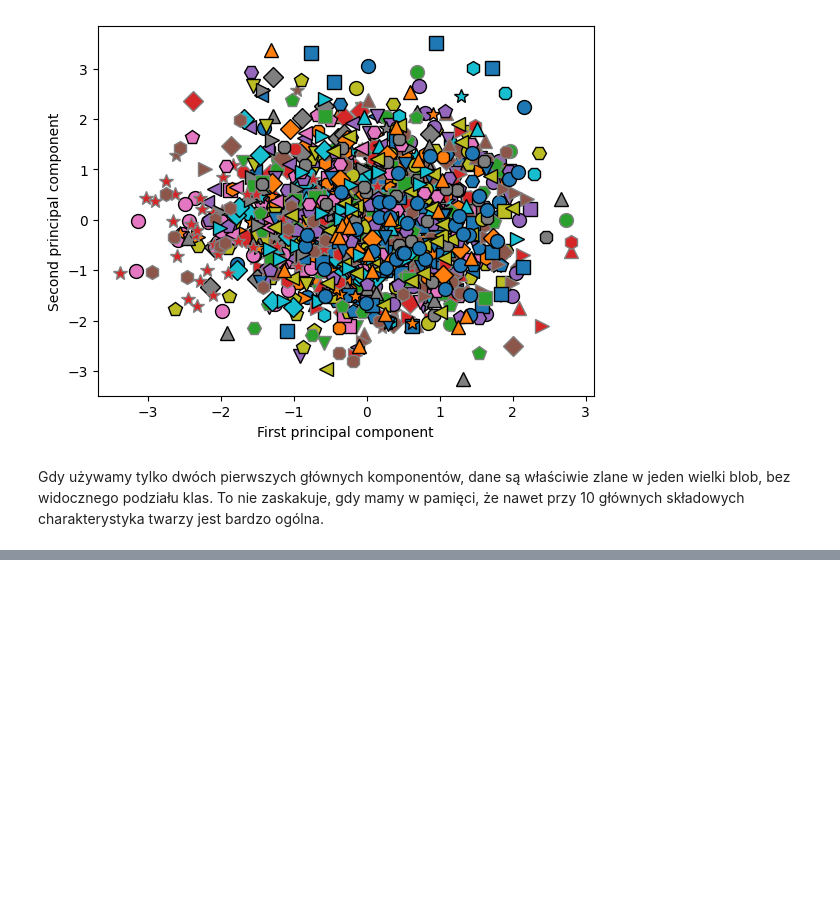
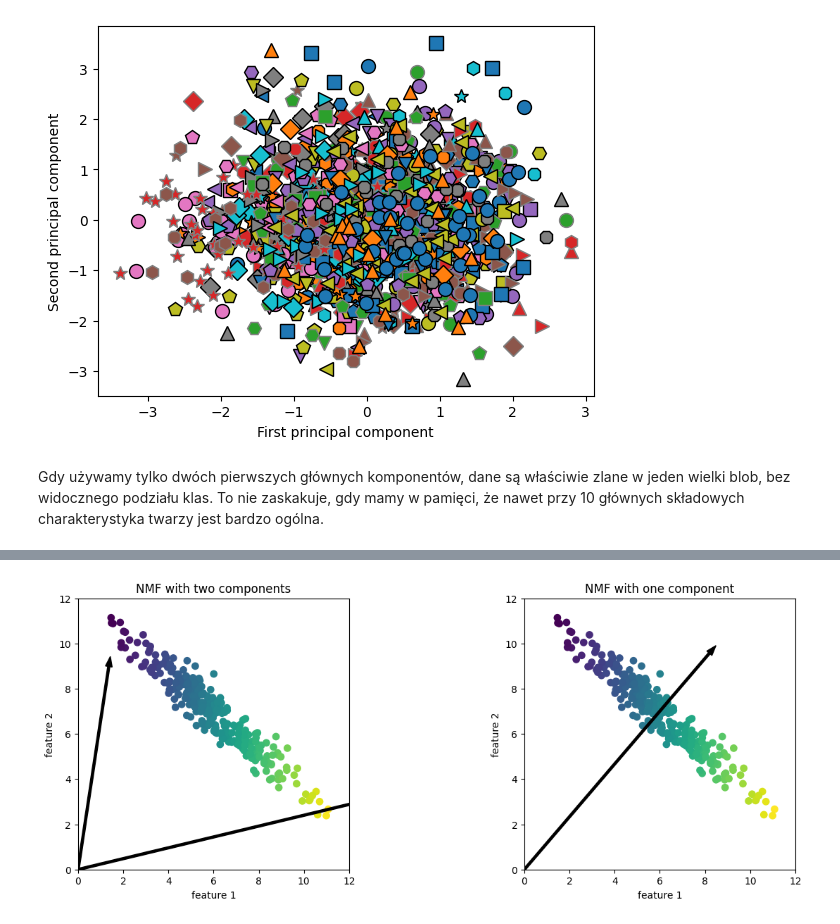
Before and after one commit to jakubtwalczak/Muller_Guido_Introduction_to_ML, a Jupyter notebook: Rozdział_3_Uczenie_nienadzorowane.ipynb, the cells around one changed output, grey strips where cells are left out. Cells and saved outputs as stored; diff of their text form; code cells hidden in the pictures; blank space fills up the shorter version.

```diff
--- a/Rozdział_3_Uczenie_nienadzorowane.ipynb
+++ b/Rozdział_3_Uczenie_nienadzorowane.ipynb
@@ -415,0 +424,4 @@ Gdy używamy tylko dwóch pierwszych głównych komponentów, dane są właściw
+# %%
+mglearn.plots.plot_nmf_illustration()
+# %% [output]
+[figure, added]
```
Also changed, not shown: parts of 16 cells of this notebook.
